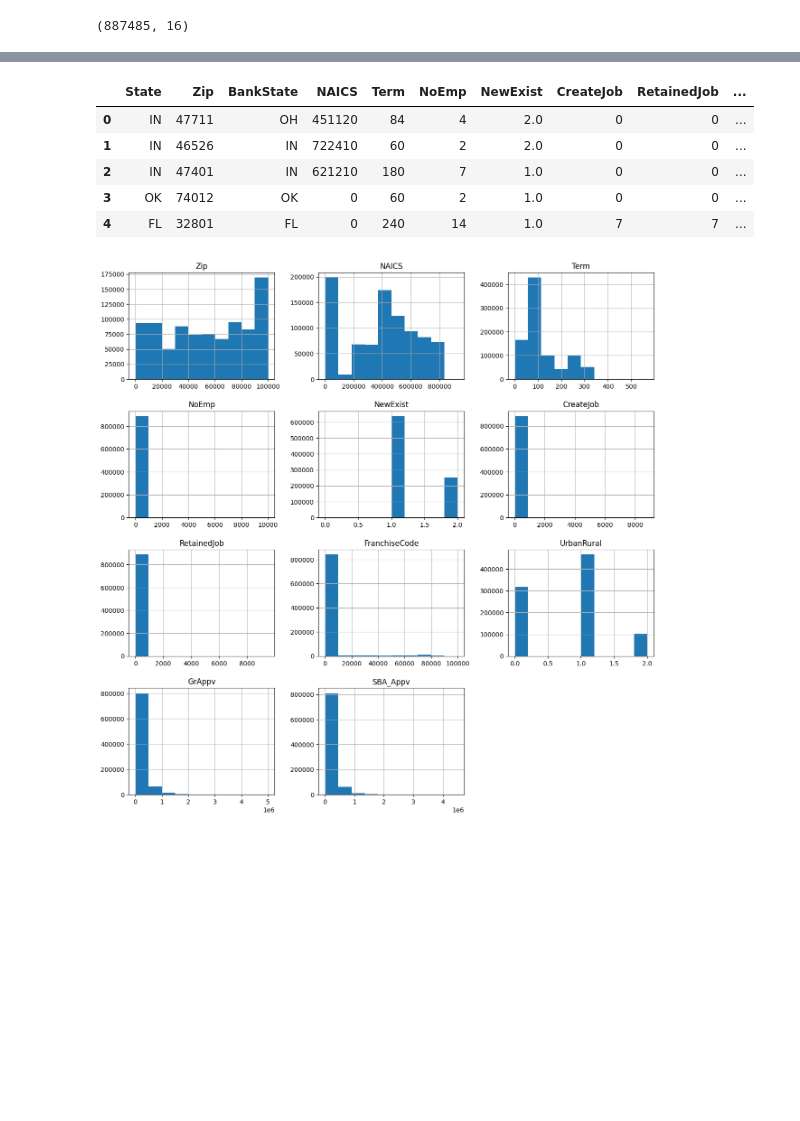
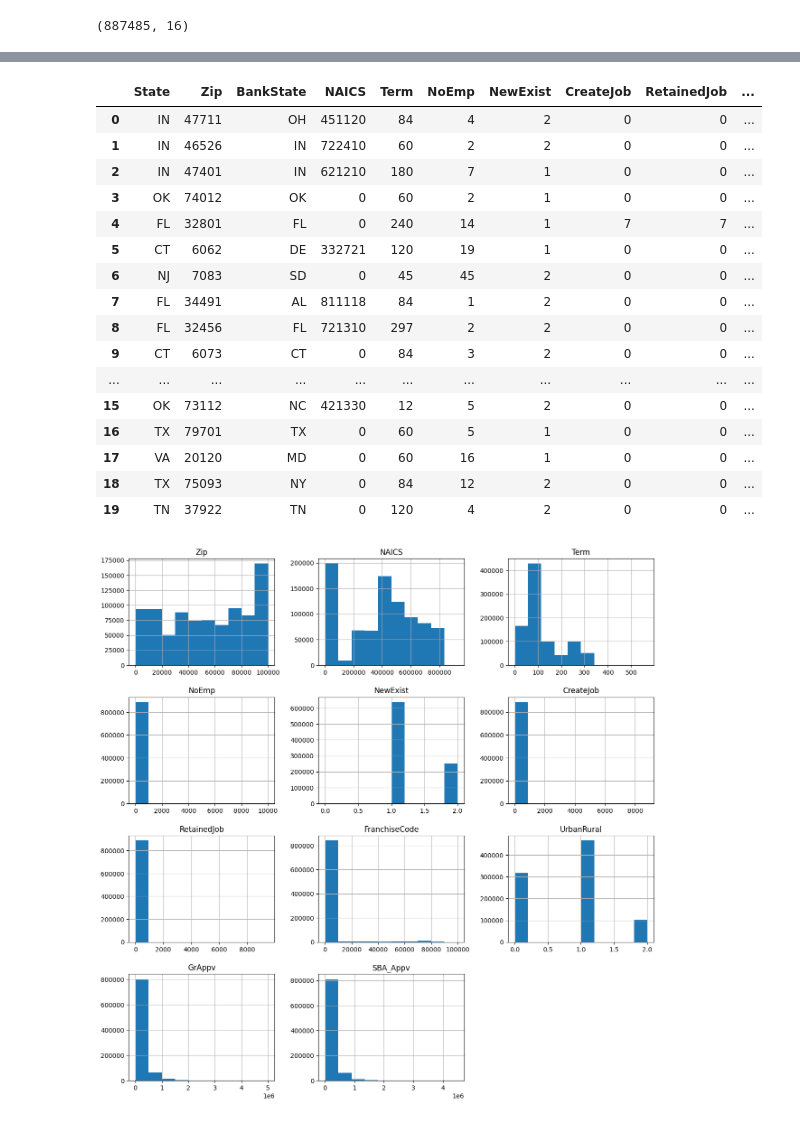
Before and after one commit to Memory77/brief_classif_sba, a Jupyter notebook: nettoyage_deb.ipynb, the cells around one changed output, grey strips where cells are left out. Drawn from its saved outputs; the diff is of its cells as text; code cells hidden in the pictures; blank space fills up the shorter version.

```diff
--- a/nettoyage_deb.ipynb
+++ b/nettoyage_deb.ipynb
@@ -120,3 +111,5 @@ nombre_zeros_naics
+# %%
+df['NewExist'] = df['NewExist'].astype(int)
 # %%
 df.shape
 # %% [output]
@@ -147,14 +140,25 @@ df['GrAppv'] = df['GrAppv'].replace('[\$,]', '', regex=True).astype(float)
 df['SBA_Appv'] = df['SBA_Appv'].replace('[\$,]', '', regex=True).astype(float)
 # %%
 df.to_csv('dataset_test.csv', index=False)
-df.head()
+df.head(20)
 # %% [output]
 |  | State | Zip | BankState | NAICS | Term | NoEmp | NewExist | CreateJob | RetainedJob | ... |
-| 0 | IN | 47711 | OH | 451120 | 84 | 4 | 2.0 | 0 | 0 | ... |
-| 1 | IN | 46526 | IN | 722410 | 60 | 2 | 2.0 | 0 | 0 | ... |
-| 2 | IN | 47401 | IN | 621210 | 180 | 7 | 1.0 | 0 | 0 | ... |
-| 3 | OK | 74012 | OK | 0 | 60 | 2 | 1.0 | 0 | 0 | ... |
-| 4 | FL | 32801 | FL | 0 | 240 | 14 | 1.0 | 7 | 7 | ... |
+| 0 | IN | 47711 | OH | 451120 | 84 | 4 | 2 | 0 | 0 | ... |
+| 1 | IN | 46526 | IN | 722410 | 60 | 2 | 2 | 0 | 0 | ... |
+| 2 | IN | 47401 | IN | 621210 | 180 | 7 | 1 | 0 | 0 | ... |
+| 3 | OK | 74012 | OK | 0 | 60 | 2 | 1 | 0 | 0 | ... |
+| 4 | FL | 32801 | FL | 0 | 240 | 14 | 1 | 7 | 7 | ... |
+| 5 | CT | 6062 | DE | 332721 | 120 | 19 | 1 | 0 | 0 | ... |
+| 6 | NJ | 7083 | SD | 0 | 45 | 45 | 2 | 0 | 0 | ... |
+| 7 | FL | 34491 | AL | 811118 | 84 | 1 | 2 | 0 | 0 | ... |
+| 8 | FL | 32456 | FL | 721310 | 297 | 2 | 2 | 0 | 0 | ... |
+| 9 | CT | 6073 | CT | 0 | 84 | 3 | 2 | 0 | 0 | ... |
+| ... | ... | ... | ... | ... | ... | ... | ... | ... | ... | ... |
+| 15 | OK | 73112 | NC | 421330 | 12 | 5 | 2 | 0 | 0 | ... |
+| 16 | TX | 79701 | TX | 0 | 60 | 5 | 1 | 0 | 0 | ... |
+| 17 | VA | 20120 | MD | 0 | 60 | 16 | 1 | 0 | 0 | ... |
+| 18 | TX | 75093 | NY | 0 | 84 | 12 | 2 | 0 | 0 | ... |
+| 19 | TN | 37922 | TN | 0 | 120 | 4 | 2 | 0 | 0 | ... |
 # %%
 df.hist(figsize = (15,15));
 # %% [output]
```
Also changed, not shown: parts of 19 cells of this notebook, 2 other files.
